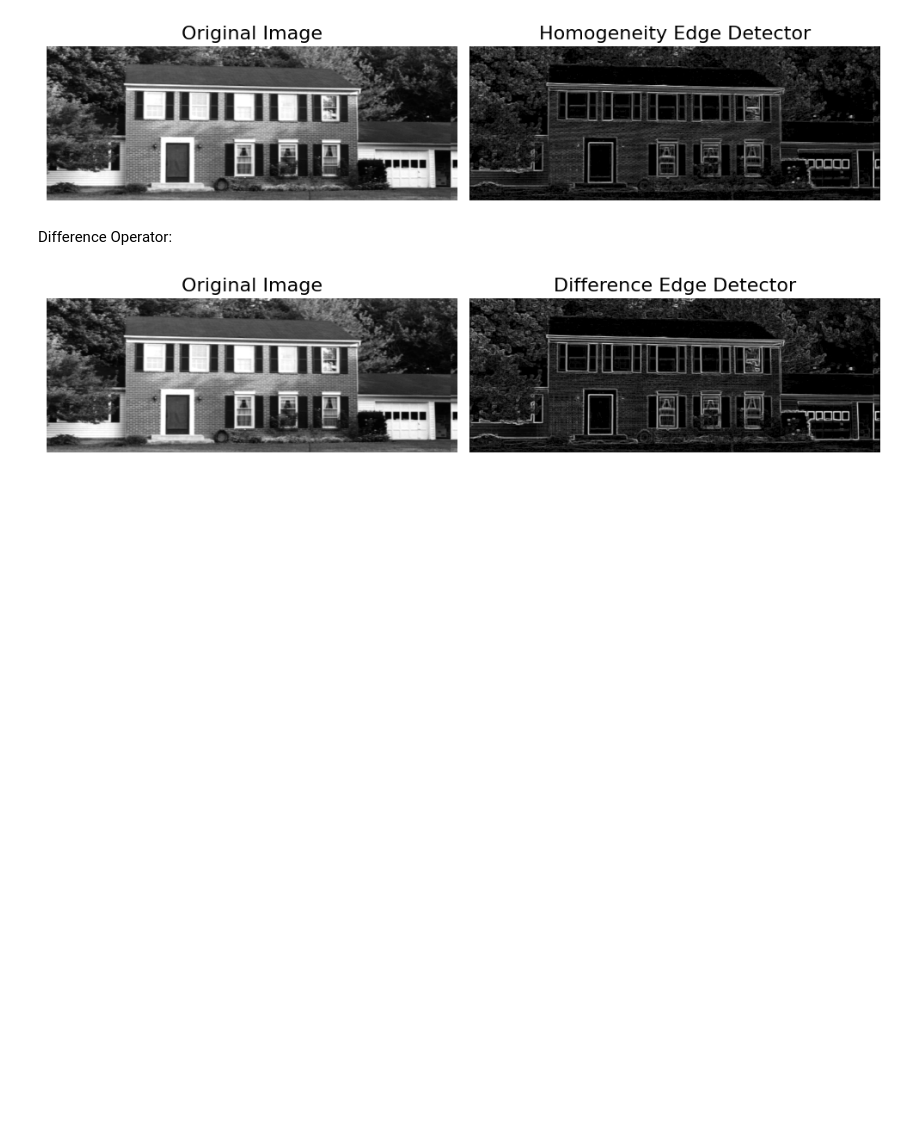
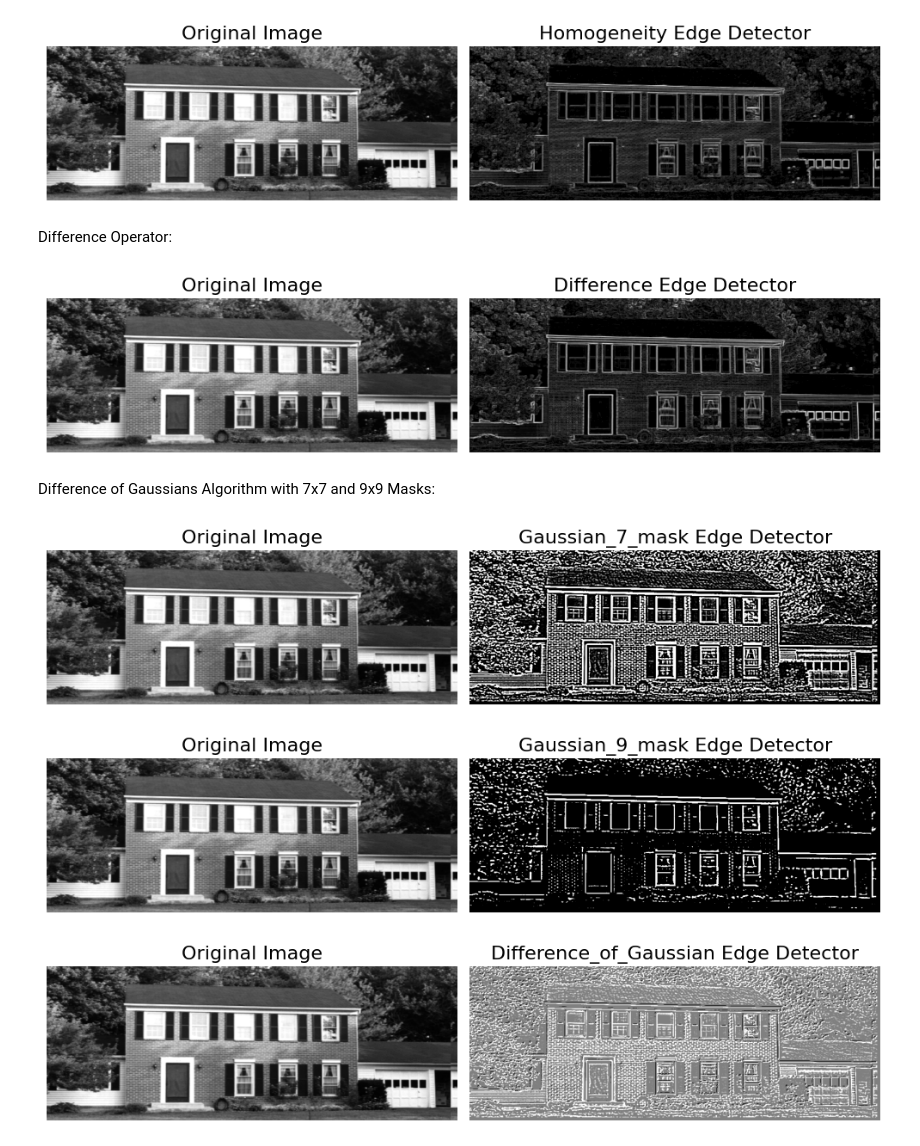
Before and after one commit to SamaMostafa03/Image_Processing_Algo, a Jupyter notebook: Edge-Detector/edges.ipynb, the cells around one changed output. Saved outputs shown, nothing was run; the diff lists cells and outputs as text; code cells hidden in the pictures; blank space fills up the shorter version.

Commit message:
implemented difference of guassians

```diff
--- a/Edge-Detector/edges.ipynb
+++ b/Edge-Detector/edges.ipynb
@@ -245,3 +245,56 @@ difference_array = detect_edges_by_substraction("difference",image_array)
 show_results(output_array=difference_array, output_image_name="Difference")
 # %% [output]
 [figure]
+# %% [markdown]
+Difference of Gaussians Algorithm with 7x7 and 9x9 Masks:
+# %%
+def apply_gaussian_mask(mask,image_array):
+    mask_height, mask_width = mask.shape
+    output_array = np.zeros_like(image_array).astype(np.float64)
+    for row in range(height-mask_height+1):
+            for column in range(width-mask_width+1):
+                convolution_sum = 0
+                for mask_row in range(mask_height):
+                    for mask_column in range(mask_width):
+                        convolution_sum += image_array[row+mask_row, column+mask_column] * mask[mask_row, mask_column]
+                if convolution_sum > 255:
+                    output_array[row, column] = 255
+                elif convolution_sum < 0:
+                    output_array[row, column] = 0
+                else:
+                    output_array[row, column] = convolution_sum
+    return output_array
+# %%
+mask_7x7 = np.array([
+    [0,  0, -1, -1, -1,  0,  0],
+    [0, -2, -3, -3, -3, -2,  0],
+    [-1, -3,  5,  5,  5, -3, -1],
+    [-1, -3,  5, 16,  5, -3, -1],
+    [-1, -3,  5,  5,  5, -3, -1],
+    [0, -2, -3, -3, -3, -2,  0],
+    [0,  0, -1, -1, -1,  0,  0]
+])
+
+mask_9x9 = np.array([
+    [0,  0,  0, -1, -1, -1,  0,  0,  0],
+    [0, -2, -3, -3, -3, -3, -3, -2,  0],
+    [0, -3, -2, -1, -1, -1, -2, -3,  0],
+    [-1, -3, -1,  9,  9,  9, -1, -3, -1],
+    [-1, -3, -1,  9, 19,  9, -1, -3, -1],
+    [-1, -3, -1,  9,  9,  9, -1, -3, -1],
+    [0, -3, -2, -1, -1, -1, -2, -3,  0],
+    [0, -2, -3, -3, -3, -3, -3, -2,  0],
+    [0,  0,  0, -1, -1, -1,  0,  0,  0]
+])
+
+gaussian_7_mask_array = apply_gaussian_mask(mask_7x7,image_array)
+gaussian_9_mask_array = apply_gaussian_mask(mask_9x9,image_array)
+difference_of_gaussian_array = gaussian_7_mask_array - gaussian_9_mask_array
+
+show_results(output_array=gaussian_7_mask_array, output_image_name="Gaussian_7_mask")
+show_results(output_array=gaussian_9_mask_array, output_image_name="Gaussian_9_mask")
+show_results(output_array=difference_of_gaussian_array, output_image_name="Difference_of_Gaussian")
+# %% [output]
+[figure, added]
+[figure, added]
+[figure, added]
```
Also changed, not shown: 3 other files.
